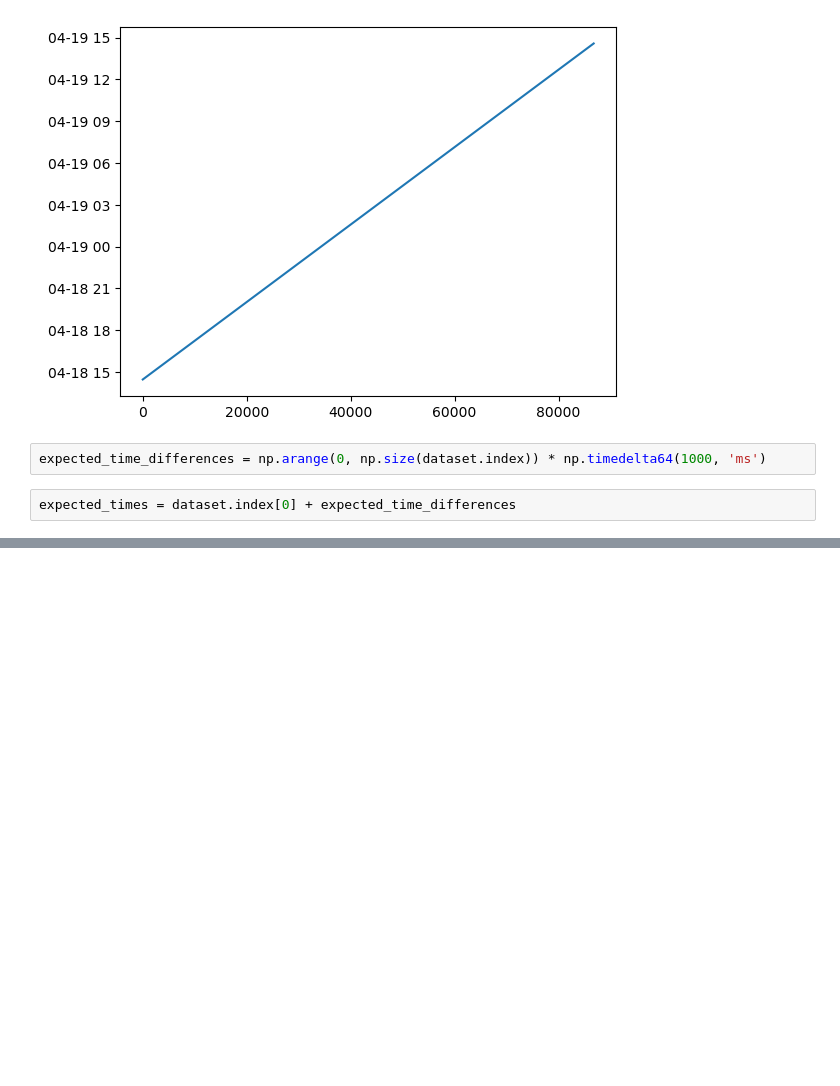
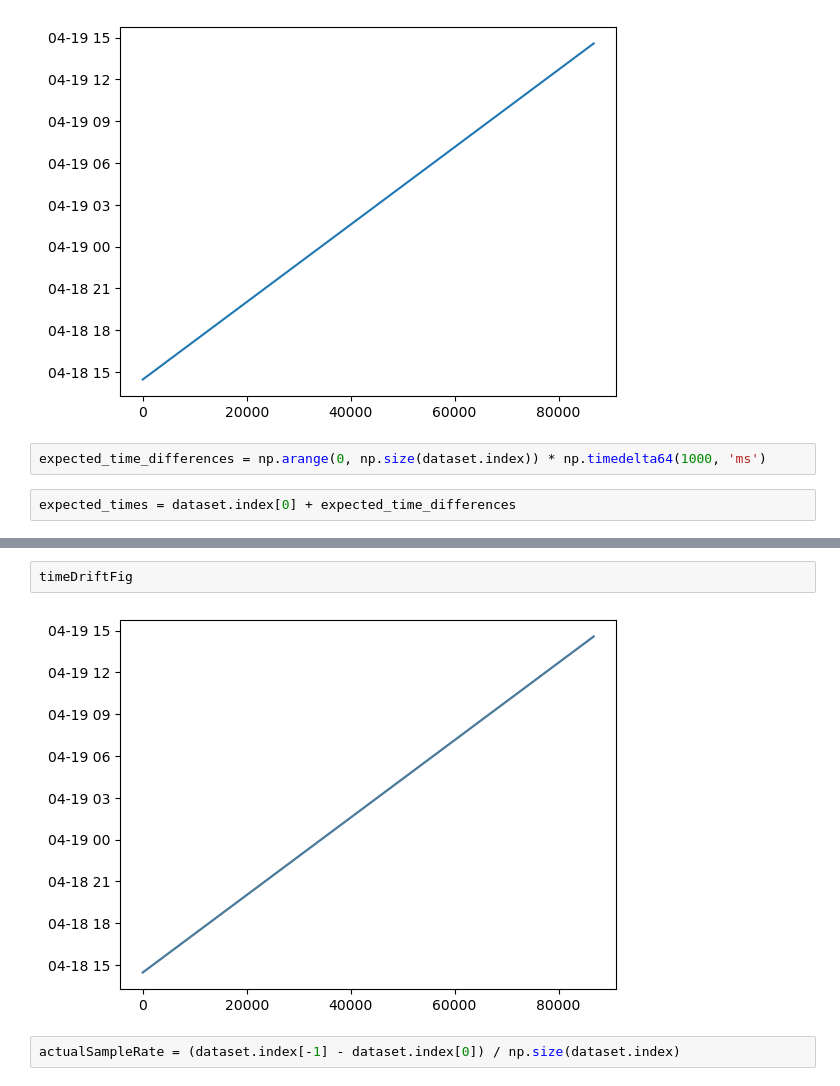
Before and after one commit to wx4stg/atmo-5351, a Jupyter notebook: project_data_analysis.ipynb, the cells around one changed output, grey strips where cells are left out. Cells and saved outputs as stored; diff of their text form; blank space fills up the shorter version.

```diff
--- a/project_data_analysis.ipynb
+++ b/project_data_analysis.ipynb
@@ -85,2 +84,8 @@ timeDriftAx.plot(np.arange(0, np.size(dataset.index)), expected_times, color='gr
 # %% [output]
 [<matplotlib.lines.Line2D at 0x...>]
+# %%
+timeDriftFig
+# %% [output]
+[figure, added]
+# %%
+actualSampleRate = (dataset.index[-1] - dataset.index[0]) / np.size(dataset.index)
```
Also changed, not shown: parts of 8 cells of this notebook.
